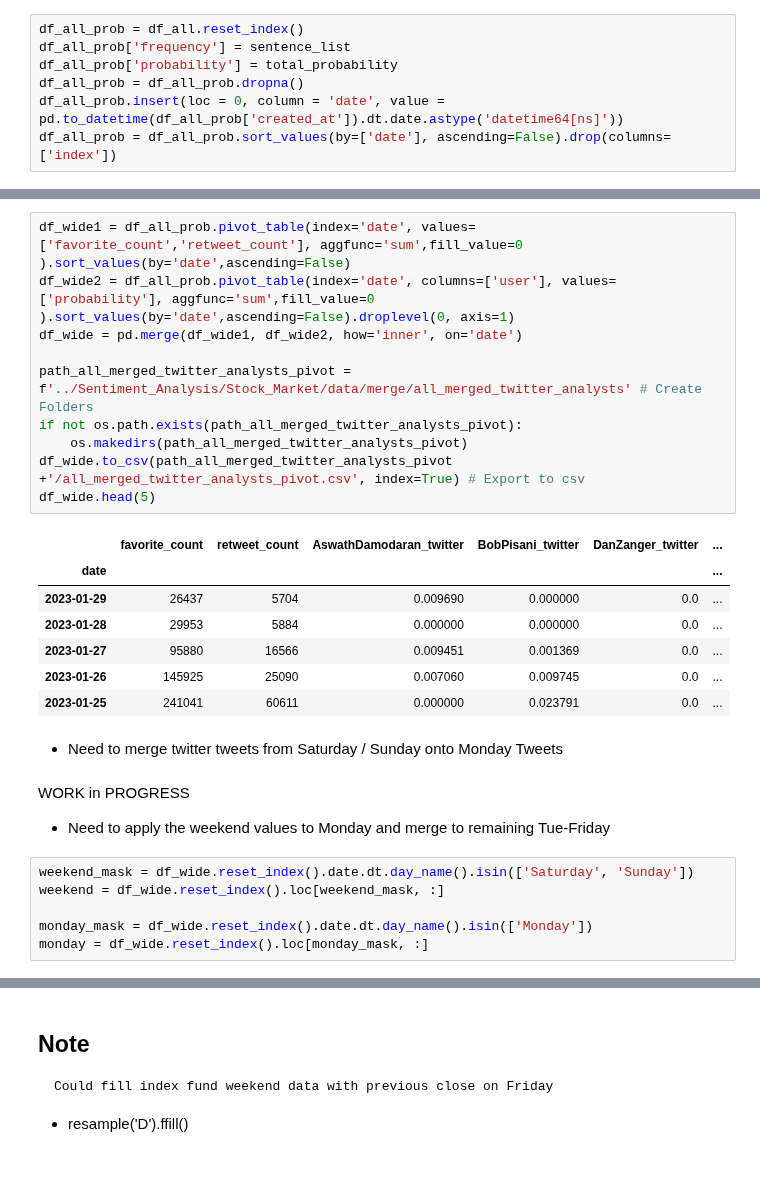
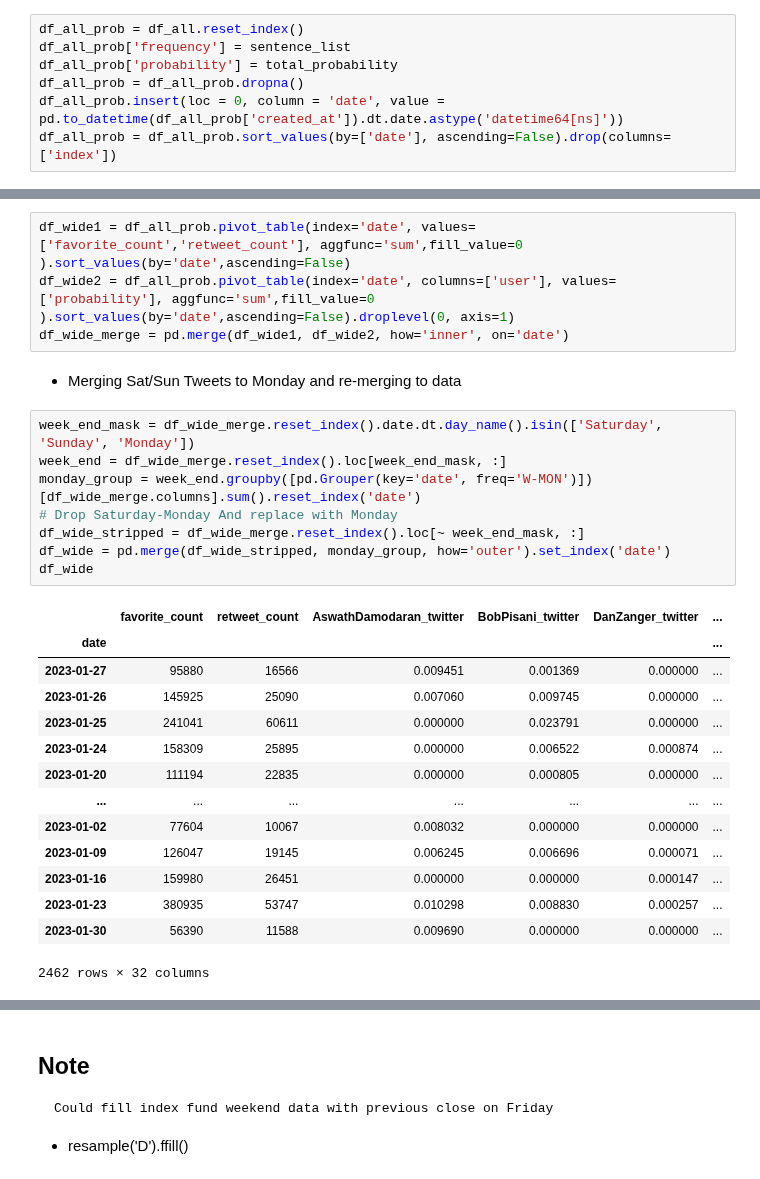
Before and after one commit to KeatonSpiller/Sentiment_Analysis, a Jupyter notebook: Stock_Market/notebooks/TwitterBot.ipynb, the cells around one changed output, grey strips where cells are left out. Saved outputs shown, nothing was run; the diff lists cells and outputs as text.

Commit message:
Merged Tweets over wknd with monday & normalized.

```diff
--- a/Stock_Market/notebooks/TwitterBot.ipynb
+++ b/Stock_Market/notebooks/TwitterBot.ipynb
@@ -214,29 +239,29 @@ df_all_prob.head(2)
 # %%
 df_wide1 = df_all_prob.pivot_table(index='date', values=['favorite_count','retweet_count'], aggfunc='sum',fill_value=0 ).sort_values(by='date',ascending=False)
 df_wide2 = df_all_prob.pivot_table(index='date', columns=['user'], values=['probability'], aggfunc='sum',fill_value=0 ).sort_values(by='date',ascending=False).droplevel(0, axis=1)
-df_wide = pd.merge(df_wide1, df_wide2, how='inner', on='date')
-
-path_all_merged_twitter_analysts_pivot = f'../Sentiment_Analysis/Stock_Market/data/merge/all_merged_twitter_analysts' # Create Folders
-if not os.path.exists(path_all_merged_twitter_analysts_pivot):
-    os.makedirs(path_all_merged_twitter_analysts_pivot)
-df_wide.to_csv(path_all_merged_twitter_analysts_pivot +'/all_merged_twitter_analysts_pivot.csv', index=True) # Export to csv
-df_wide.head(5)
+df_wide_merge = pd.merge(df_wide1, df_wide2, how='inner', on='date')
-# %% [output]
-|  | favorite_count | retweet_count | AswathDamodaran_twitter | BobPisani_twitter | DanZanger_twitter | ... |
-| date |  |  |  |  |  | ... |
-| 2023-01-29 | 26437 | 5704 | 0.009690 | 0.000000 | 0.0 | ... |
-| 2023-01-28 | 29953 | 5884 | 0.000000 | 0.000000 | 0.0 | ... |
-| 2023-01-27 | 95880 | 16566 | 0.009451 | 0.001369 | 0.0 | ... |
-| 2023-01-26 | 145925 | 25090 | 0.007060 | 0.009745 | 0.0 | ... |
-| 2023-01-25 | 241041 | 60611 | 0.000000 | 0.023791 | 0.0 | ... |
-# %% [markdown]
-- Need to merge twitter tweets from Saturday / Sunday onto Monday Tweets
-# %% [markdown]
-WORK in PROGRESS
-- Need to apply the weekend values to Monday and merge to remaining Tue-Friday
-# %%
-weekend_mask = df_wide.reset_index().date.dt.day_name().isin(['Saturday', 'Sunday'])
-weekend = df_wide.reset_index().loc[weekend_mask, :]
-
-monday_mask = df_wide.reset_index().date.dt.day_name().isin(['Monday'])
-monday = df_wide.reset_index().loc[monday_mask, :]
+# %% [markdown]
+- Merging Sat/Sun Tweets to Monday and re-merging to data
+# %%
+week_end_mask = df_wide_merge.reset_index().date.dt.day_name().isin(['Saturday', 'Sunday', 'Monday'])
+week_end = df_wide_merge.reset_index().loc[week_end_mask, :]
+monday_group = week_end.groupby([pd.Grouper(key='date', freq='W-MON')])[df_wide_merge.columns].sum().reset_index('date')
+# Drop Saturday-Monday And replace with Monday
+df_wide_stripped = df_wide_merge.reset_index().loc[~ week_end_mask, :]
+df_wide = pd.merge(df_wide_stripped, monday_group, how='outer').set_index('date')
+df_wide
+# %% [output]
+|  | favorite_count | retweet_count | AswathDamodaran_twitter | BobPisani_twitter | DanZanger_twitter | ... |
+| date |  |  |  |  |  | ... |
+| 2023-01-27 | 95880 | 16566 | 0.009451 | 0.001369 | 0.000000 | ... |
+| 2023-01-26 | 145925 | 25090 | 0.007060 | 0.009745 | 0.000000 | ... |
+| 2023-01-25 | 241041 | 60611 | 0.000000 | 0.023791 | 0.000000 | ... |
+| 2023-01-24 | 158309 | 25895 | 0.000000 | 0.006522 | 0.000874 | ... |
+| 2023-01-20 | 111194 | 22835 | 0.000000 | 0.000805 | 0.000000 | ... |
+| ... | ... | ... | ... | ... | ... | ... |
+| 2023-01-02 | 77604 | 10067 | 0.008032 | 0.000000 | 0.000000 | ... |
+| 2023-01-09 | 126047 | 19145 | 0.006245 | 0.006696 | 0.000071 | ... |
+| 2023-01-16 | 159980 | 26451 | 0.000000 | 0.000000 | 0.000147 | ... |
+| 2023-01-23 | 380935 | 53747 | 0.010298 | 0.008830 | 0.000257 | ... |
+| 2023-01-30 | 56390 | 11588 | 0.009690 | 0.000000 | 0.000000 | ... |
+2462 rows × 32 columns
```
Also changed, not shown: parts of 8 cells of this notebook, 5 other files.
